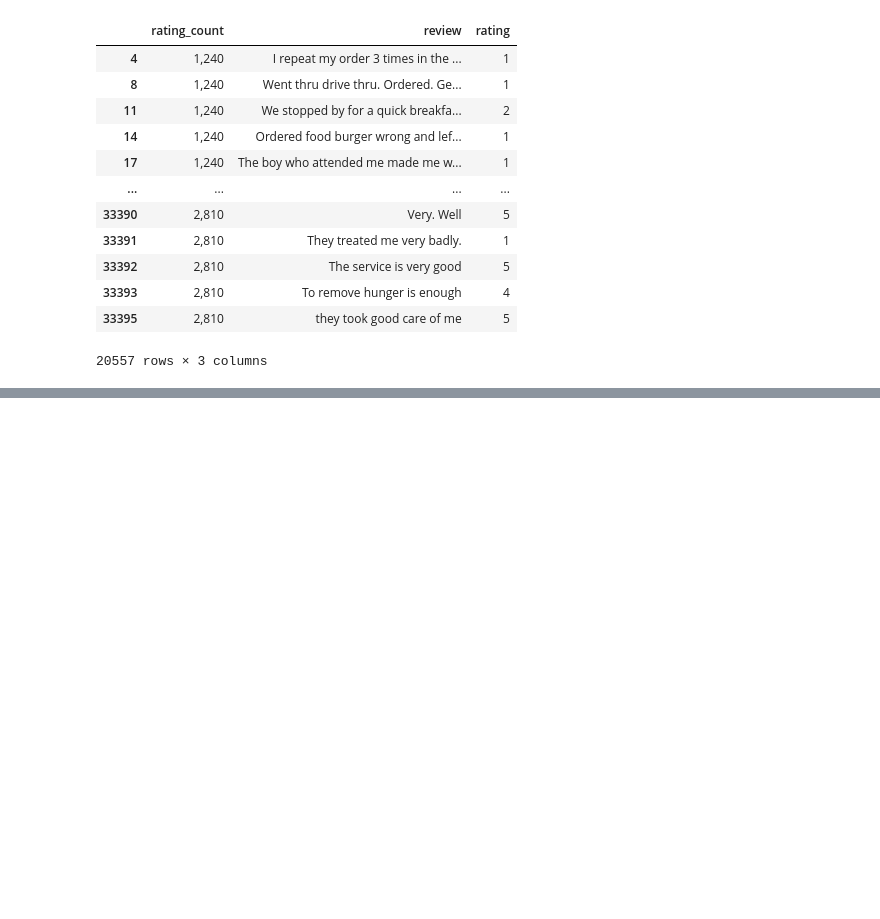
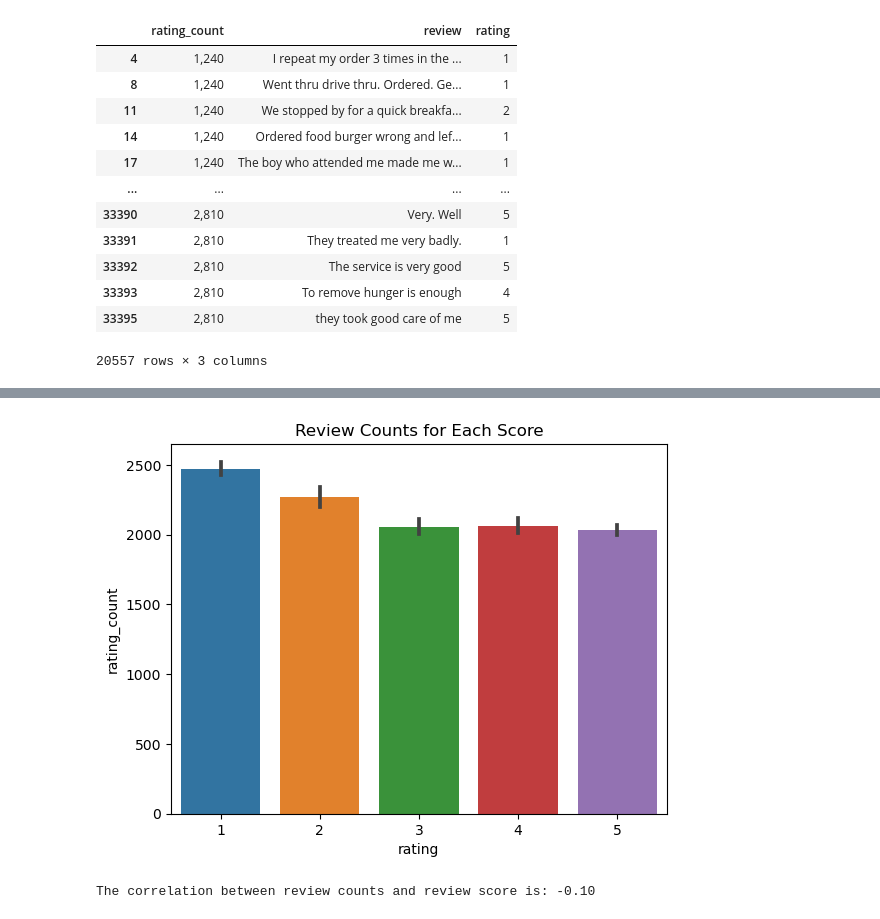
Before and after one commit to ShemYu/McD-senti, a Jupyter notebook: experiments.ipynb, the cells around one changed output, grey strips where cells are left out. Drawn from its saved outputs; the diff is of its cells as text; code cells hidden in the pictures; blank space fills up the shorter version.

```diff
--- a/experiments.ipynb
+++ b/experiments.ipynb
@@ -106,3 +115,6 @@ df_clean_review
 | 33393 | 2,810 | To remove hunger is enough | 4 |
 | 33395 | 2,810 | they took good care of me | 5 |
 20557 rows × 3 columns
+# %%
+df_clean_review.rating_count = df_clean_review.rating_count.str.replace(",", "").astype(int)
+df_clean_review
@@ -108,0 +147,15 @@ df_clean_review
+# %%
+import matplotlib.pyplot as plt
+import seaborn as sns
+
+# 使用條形圖顯示每個評分的評論數量
+sns.barplot(x='rating', y='rating_count', data=df_clean_review)
+plt.title('Review Counts for Each Score')
+plt.show()
+# %% [output]
+[figure, added]
+# %%
+correlation = df_clean_review['rating_count'].corr(df_clean_review['rating'])
+print(f"The correlation between review counts and review score is: {correlation:.2f}")
+# %% [output]
+The correlation between review counts and review score is: -0.10
```
Also changed, not shown: parts of 10 cells of this notebook.
